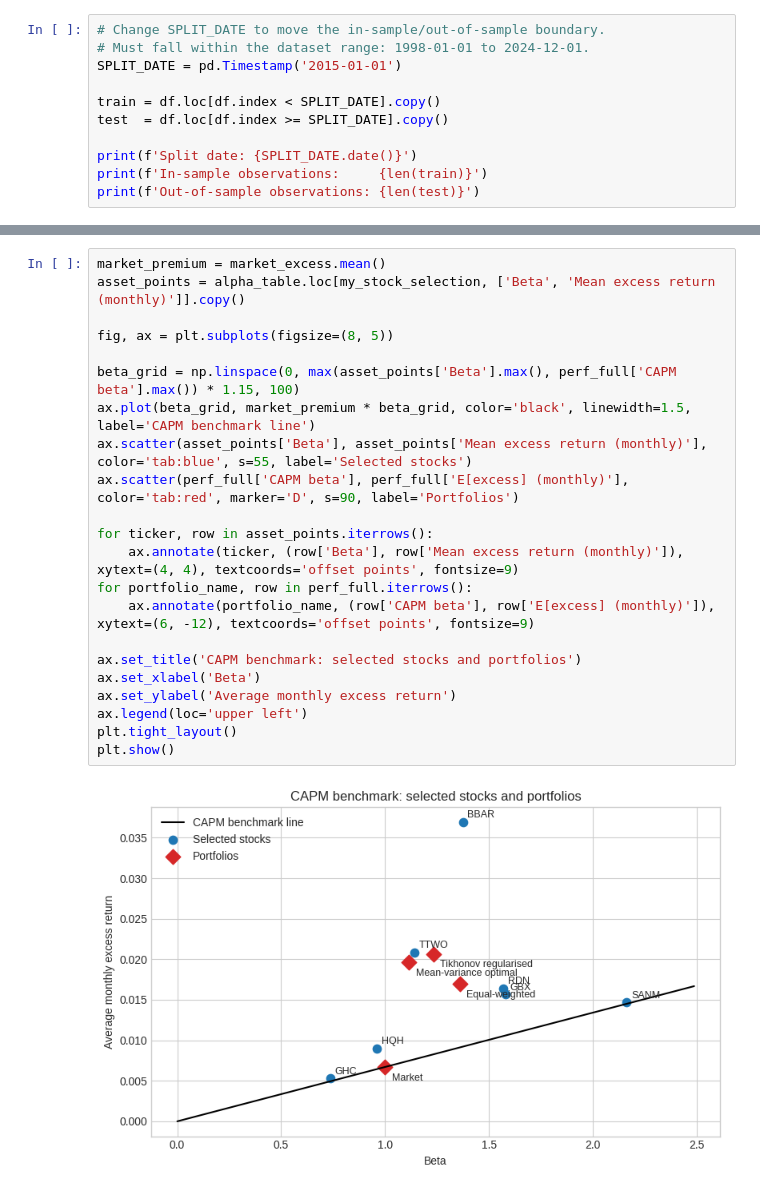
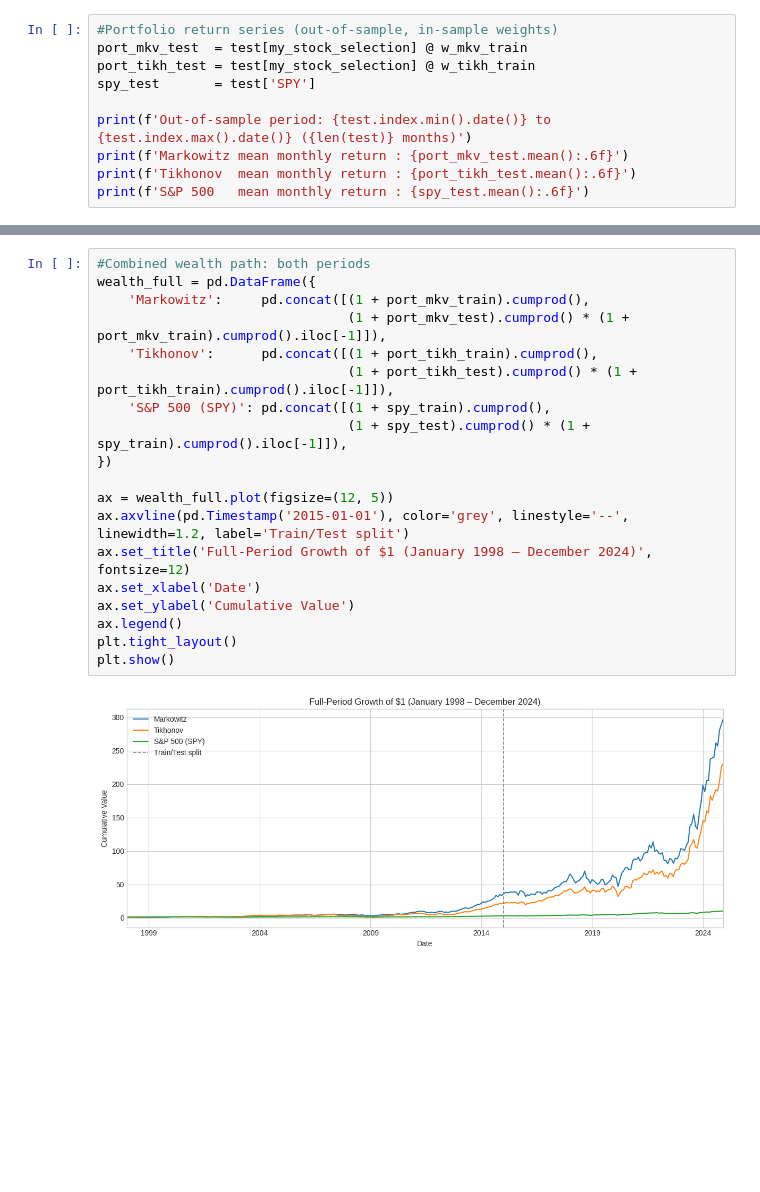
Before and after one commit to dwel760/A12Repository, a Jupyter notebook: A12/A12Notebook.ipynb, the cells around one changed output, grey strips where cells are left out. Drawn from its saved outputs; the diff is of its cells as text; blank space fills up the shorter version.

```diff
--- a/A12/A12Notebook.ipynb
+++ b/A12/A12Notebook.ipynb
@@ -384,12 +500,11 @@ dtype: float64
 # %%
-# Change SPLIT_DATE to move the in-sample/out-of-sample boundary.
-# Must fall within the dataset range: 1998-01-01 to 2024-12-01.
-SPLIT_DATE = pd.Timestamp('2015-01-01')
+#Portfolio return series (out-of-sample, in-sample weights)
+port_mkv_test  = test[my_stock_selection] @ w_mkv_train
+port_tikh_test = test[my_stock_selection] @ w_tikh_train
+spy_test       = test['SPY']
 
-train = df.loc[df.index < SPLIT_DATE].copy()
-test  = df.loc[df.index >= SPLIT_DATE].copy()
-
-print(f'Split date: {SPLIT_DATE.date()}')
-print(f'In-sample observations:     {len(train)}')
-print(f'Out-of-sample observations: {len(test)}')
+print(f'Out-of-sample period: {test.index.min().date()} to {test.index.max().date()} ({len(test)} months)')
+print(f'Markowitz mean monthly return : {port_mkv_test.mean():.6f}')
+print(f'Tikhonov  mean monthly return : {port_tikh_test.mean():.6f}')
+print(f'S&P 500   mean monthly return : {spy_test.mean():.6f}')
 # %% [output]
@@ -511,25 +630,22 @@ perf_full
 # %%
-market_premium = market_excess.mean()
-asset_points = alpha_table.loc[my_stock_selection, ['Beta', 'Mean excess return (monthly)']].copy()
+#Combined wealth path: both periods
+wealth_full = pd.DataFrame({
+    'Markowitz':     pd.concat([(1 + port_mkv_train).cumprod(),
+                                (1 + port_mkv_test).cumprod() * (1 + port_mkv_train).cumprod().iloc[-1]]),
+    'Tikhonov':      pd.concat([(1 + port_tikh_train).cumprod(),
+                                (1 + port_tikh_test).cumprod() * (1 + port_tikh_train).cumprod().iloc[-1]]),
+    'S&P 500 (SPY)': pd.concat([(1 + spy_train).cumprod(),
+                                (1 + spy_test).cumprod() * (1 + spy_train).cumprod().iloc[-1]]),
+})
 
-fig, ax = plt.subplots(figsize=(8, 5))
-
-beta_grid = np.linspace(0, max(asset_points['Beta'].max(), perf_full['CAPM beta'].max()) * 1.15, 100)
-ax.plot(beta_grid, market_premium * beta_grid, color='black', linewidth=1.5, label='CAPM benchmark line')
-ax.scatter(asset_points['Beta'], asset_points['Mean excess return (monthly)'], color='tab:blue', s=55, label='Selected stocks')
-ax.scatter(perf_full['CAPM beta'], perf_full['E[excess] (monthly)'], color='tab:red', marker='D', s=90, label='Portfolios')
-
-for ticker, row in asset_points.iterrows():
-    ax.annotate(ticker, (row['Beta'], row['Mean excess return (monthly)']), xytext=(4, 4), textcoords='offset points', fontsize=9)
-for portfolio_name, row in perf_full.iterrows():
-    ax.annotate(portfolio_name, (row['CAPM beta'], row['E[excess] (monthly)']), xytext=(6, -12), textcoords='offset points', fontsize=9)
-
-ax.set_title('CAPM benchmark: selected stocks and portfolios')
-ax.set_xlabel('Beta')
-ax.set_ylabel('Average monthly excess return')
-ax.legend(loc='upper left')
+ax = wealth_full.plot(figsize=(12, 5))
+ax.axvline(pd.Timestamp('2015-01-01'), color='grey', linestyle='--', linewidth=1.2, label='Train/Test split')
+ax.set_title('Full-Period Growth of $1 (January 1998 – December 2024)', fontsize=12)
+ax.set_xlabel('Date')
+ax.set_ylabel('Cumulative Value')
+ax.legend()
 plt.tight_layout()
 plt.show()
 # %% [output]
-[figure, old version]
+[figure, new version]
 # %% [markdown]
```
Also changed, not shown: parts of 70 cells of this notebook.
